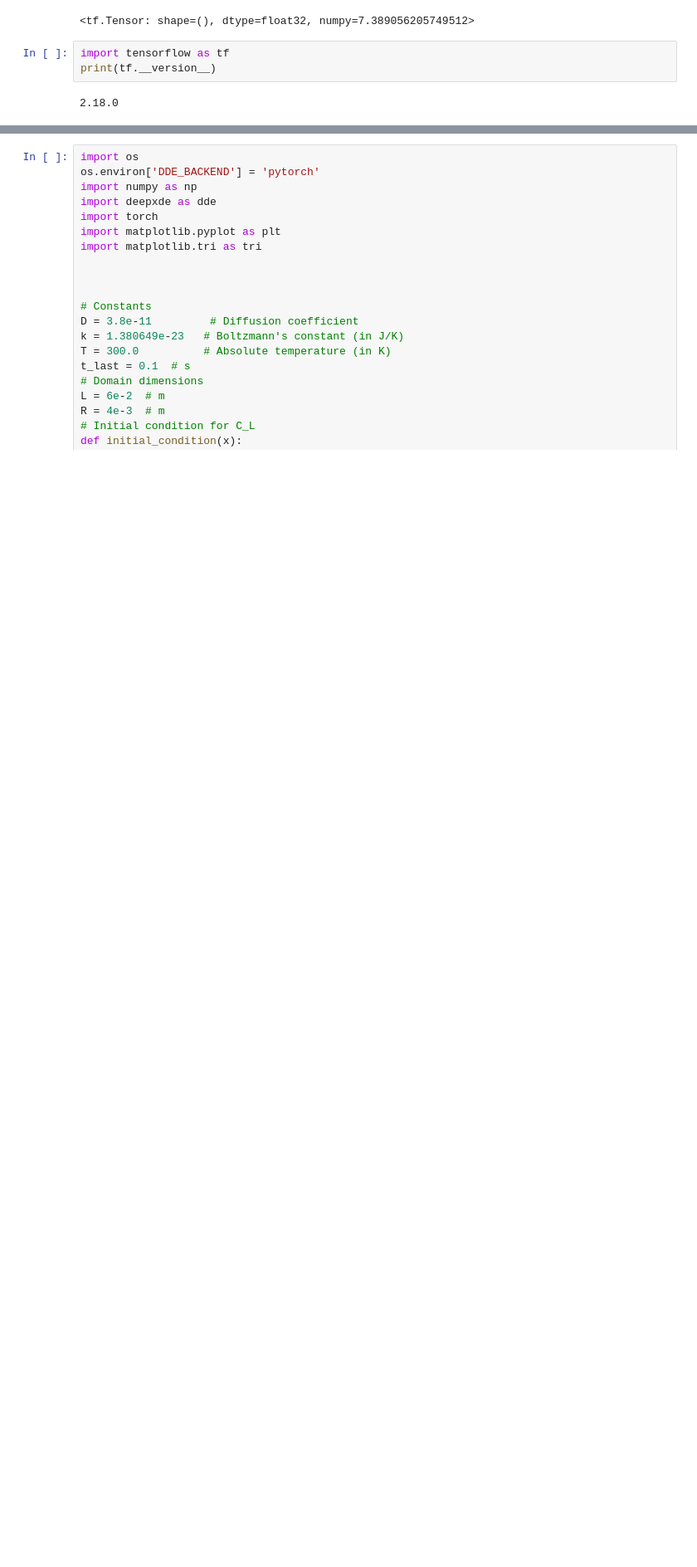
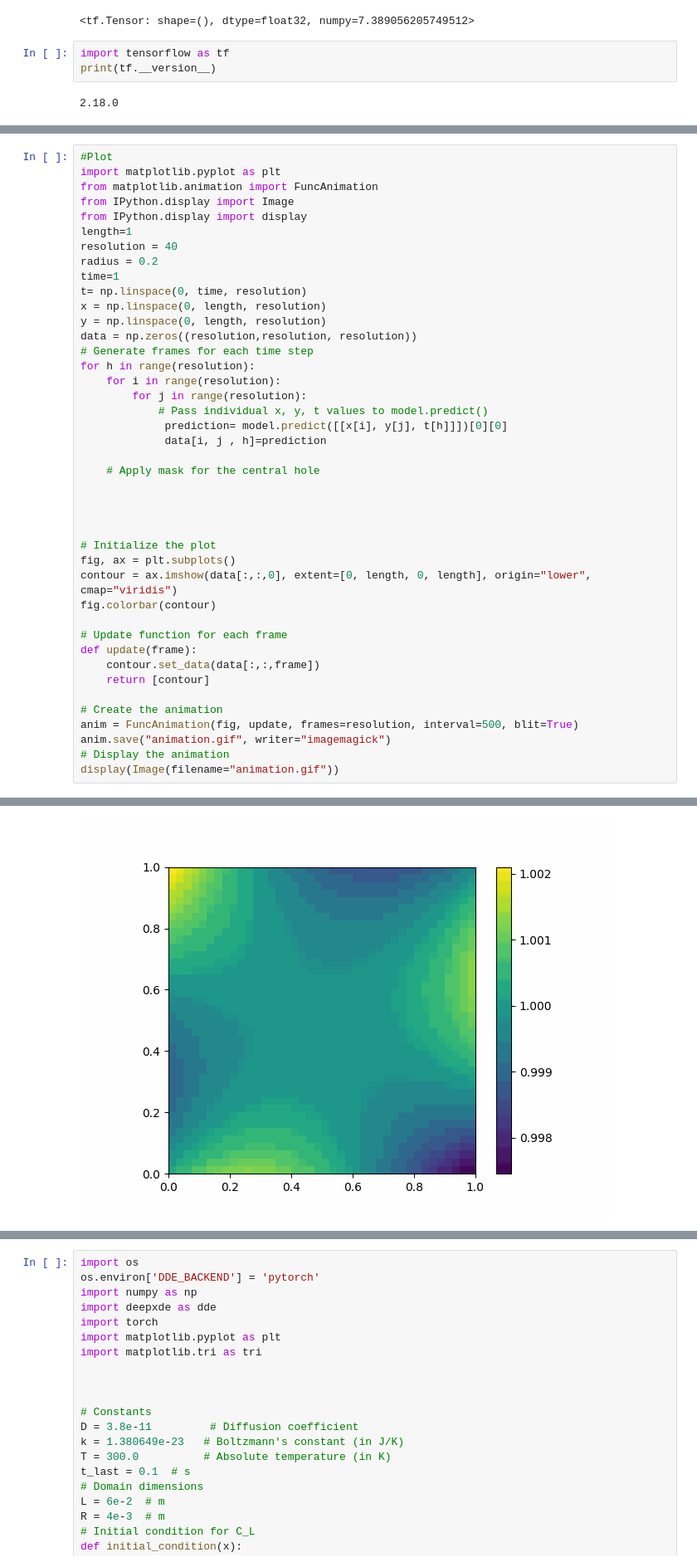
Before and after one commit to Daniel19993099/PINN_testing, a Jupyter notebook: PINN_0.2.15.ipynb, the cells around one changed output, grey strips where cells are left out. Shown at 83% size. Cells and saved outputs as stored; diff of their text form; blank space fills up the shorter version.

```diff
--- a/PINN_0.2.15.ipynb
+++ b/PINN_0.2.15.ipynb
@@ -139,0 +140,43 @@ Step      Train loss              Test loss               Test metric
+# %%
+#Plot
+import matplotlib.pyplot as plt
+from matplotlib.animation import FuncAnimation
+from IPython.display import Image
+from IPython.display import display
+length=1
+resolution = 40
+radius = 0.2
+time=1
+t= np.linspace(0, time, resolution)
+x = np.linspace(0, length, resolution)
+y = np.linspace(0, length, resolution)
+data = np.zeros((resolution,resolution, resolution))
+# Generate frames for each time step
+for h in range(resolution):
+    for i in range(resolution):
+        for j in range(resolution):
+            # Pass individual x, y, t values to model.predict()
+             prediction= model.predict([[x[i], y[j], t[h]]])[0][0]
+             data[i, j , h]=prediction
+
+    # Apply mask for the central hole
+
+
+
+
+# Initialize the plot
+fig, ax = plt.subplots()
+contour = ax.imshow(data[:,:,0], extent=[0, length, 0, length], origin="lower", cmap="viridis")
+fig.colorbar(contour)
+
+# Update function for each frame
+def update(frame):
+    contour.set_data(data[:,:,frame])
+    return [contour]
+
+# Create the animation
+anim = FuncAnimation(fig, update, frames=resolution, interval=500, blit=True)
+anim.save("animation.gif", writer="imagemagick")
+# Display the animation
+display(Image(filename="animation.gif"))
+# %% [output]
@@ -139,0 +184 @@ Step      Train loss              Test loss               Test metric
+[figure, added]
```
Also changed, not shown: parts of 2 cells of this notebook.
